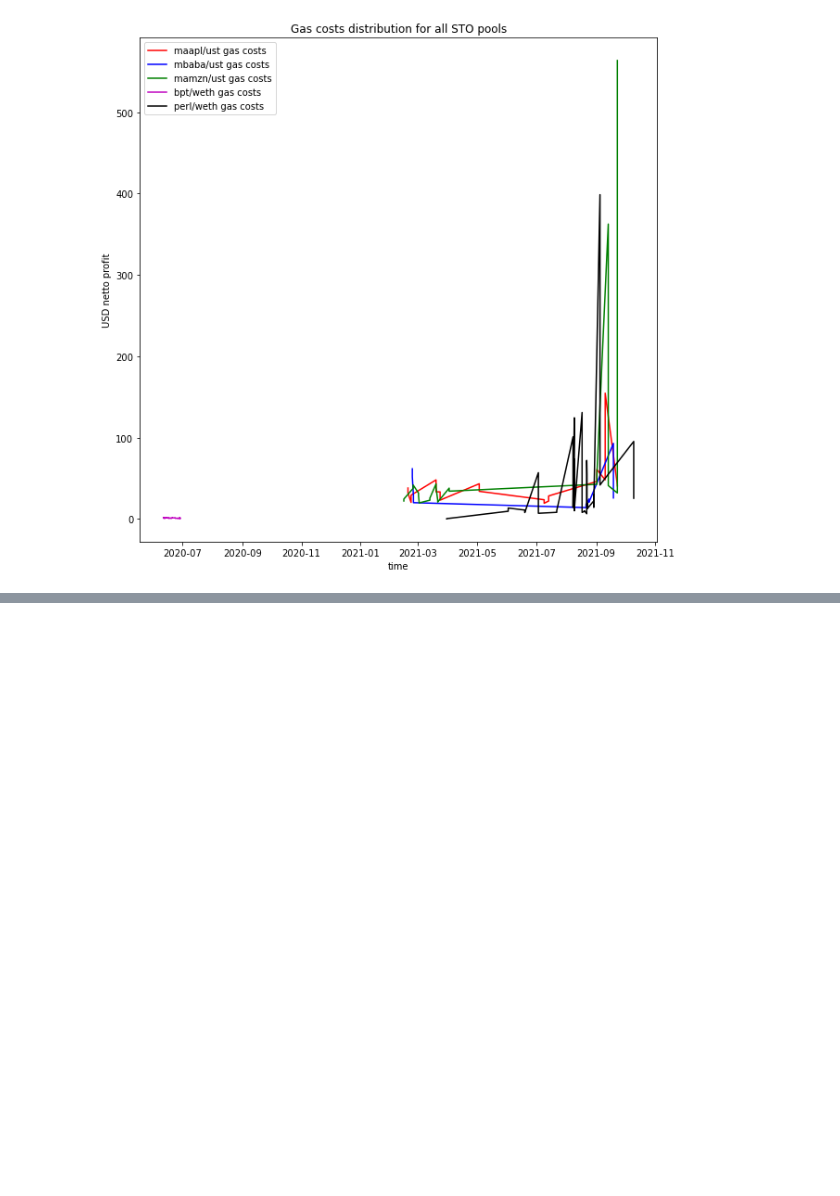
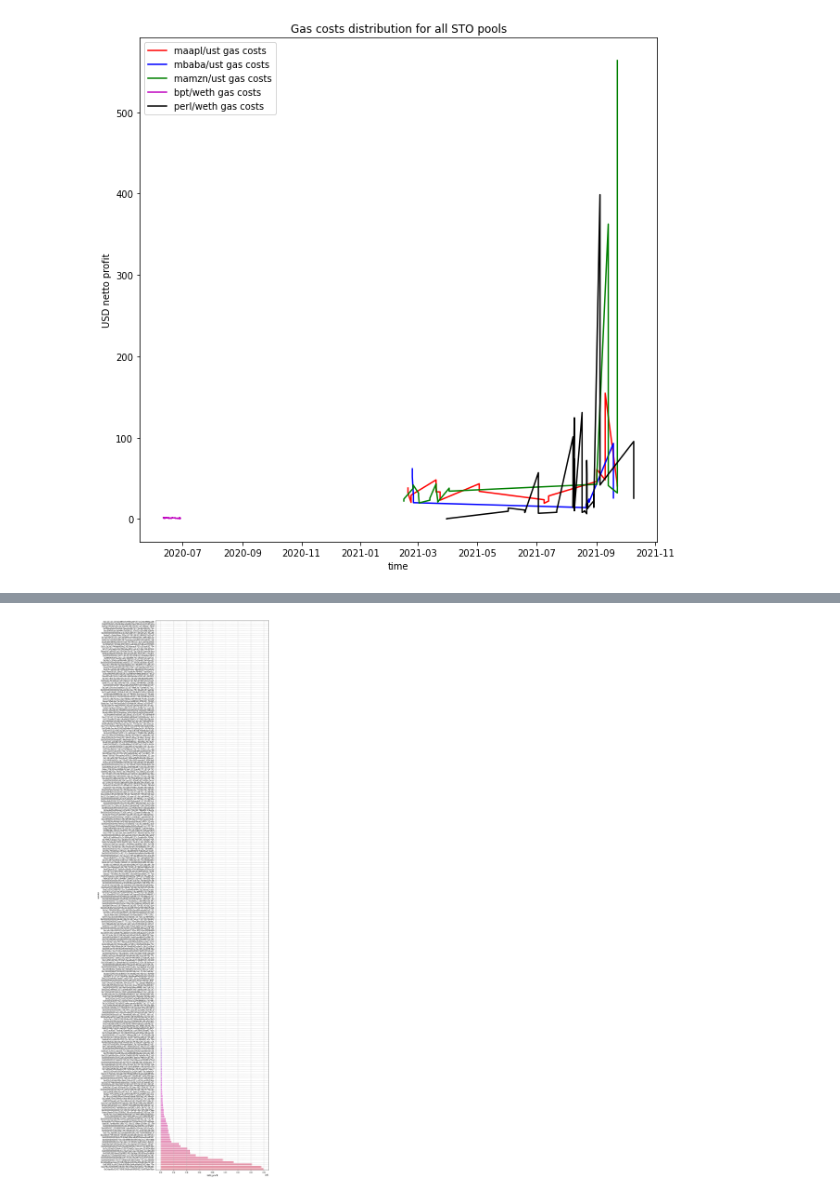
Before and after one commit to IX-Swap/data-science, a Jupyter notebook: simulations/uniswap_pools/total_mevs_with_gas_analysis.ipynb, the cells around one changed output, grey strips where cells are left out. Saved outputs shown, nothing was run; the diff lists cells and outputs as text; code cells hidden in the pictures; blank space fills up the shorter version.

```diff
--- a/simulations/uniswap_pools/total_mevs_with_gas_analysis.ipynb
+++ b/simulations/uniswap_pools/total_mevs_with_gas_analysis.ipynb
@@ -298,0 +785,6 @@ plt.show()
+# %%
+grouped_mevs_df = total_profits_df.groupby(by='sender').sum()
+grouped_mevs_df.drop(columns=['block', 'block_position'], inplace=True)
+grouped_mevs_df.reset_index(inplace=True)
+grouped_mevs_df['netto_profit'] = (grouped_mevs_df['bruto_total_profit'] / 2) - grouped_mevs_df['gas_costs_usd']
+grouped_mevs_df.sort_values(by=['netto_profit'])
@@ -298,0 +805,8 @@ plt.show()
+# %%
+plt.figure(figsize=(10, 50))
+sns.barplot(data=grouped_mevs_df, y='sender', x='netto_profit',
+            order=grouped_mevs_df.sort_values('netto_profit').sender)
+plt.grid(True, linestyle='--')
+plt.show()
+# %% [output]
+[figure, added]
```
Also changed, not shown: parts of 69 cells of this notebook.
